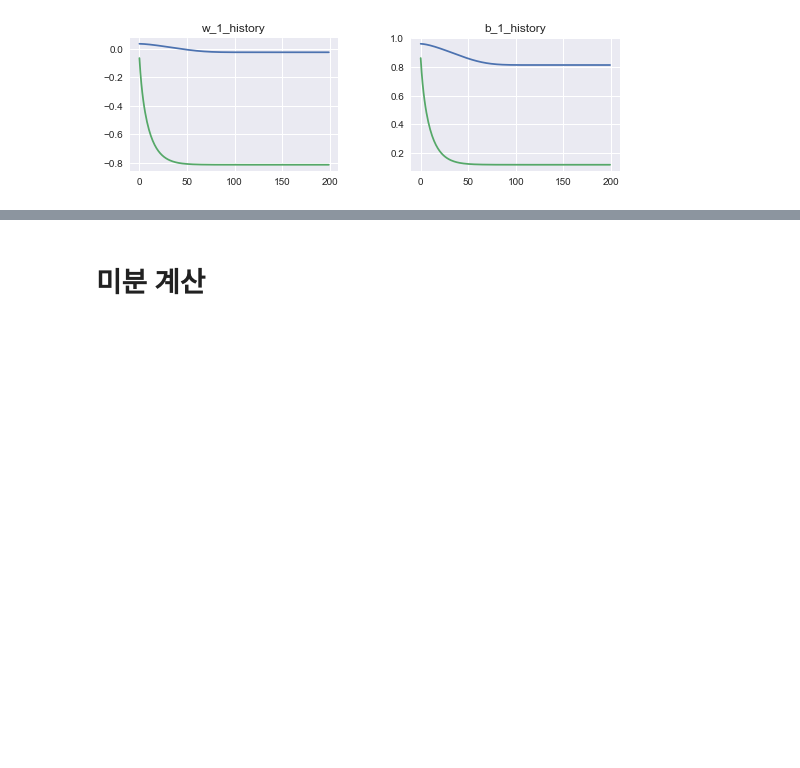
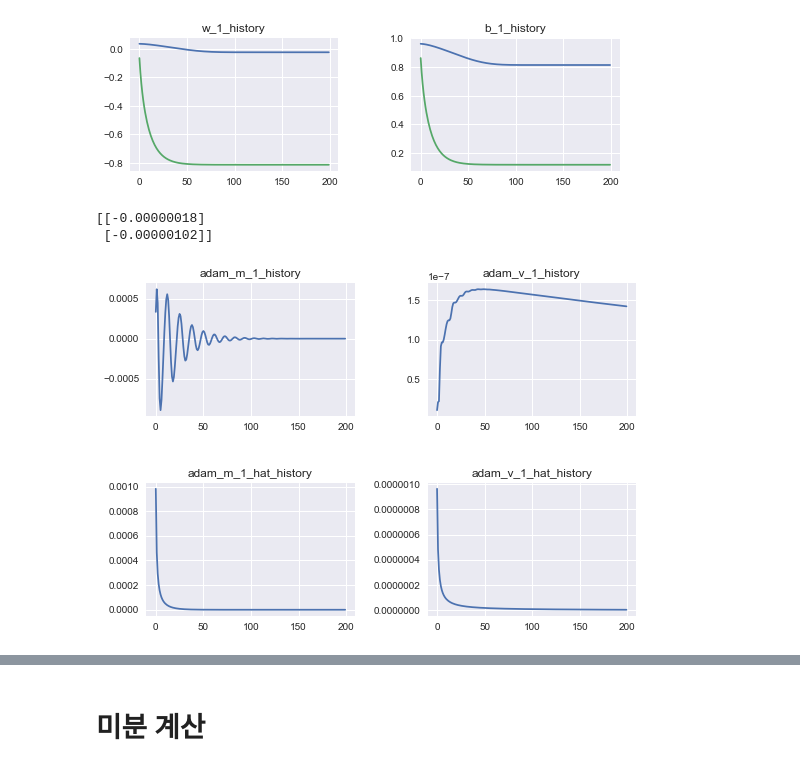
Before and after one commit to likejazz/jupyter-notebooks, a Jupyter notebook: backpropagation.ipynb, the cells around one changed output, grey strips where cells are left out. Cells and saved outputs as stored; diff of their text form; code cells hidden in the pictures; blank space fills up the shorter version.

```diff
--- a/backpropagation.ipynb
+++ b/backpropagation.ipynb
@@ -499,3 +502,52 @@ plt.show()
 # Adam과 Momentum의 비교, 하락폭이 큰 쪽이 Adam 이다.
 # %% [output]
 [figure]
+# %%
+# Adam의 m, v 조회
+nn.__init__()
+
+adam_m_1_history = []
+adam_v_1_history = []
+adam_m_1_hat_history = []
+adam_v_1_hat_history = []
+update_parameters = []
+
+for _ in range(200):
+    nn.train(adam)
+
+    adam_m_1_history.append(nn.m[1][0]) # m_k_hat 기준과 동일하게 맞추려면 마지막 레이어인 5로 지정한다.
+    adam_v_1_history.append(nn.v[1][0])
+    adam_m_1_hat_history.append(nn.m_k_hat[5])
+    adam_v_1_hat_history.append(nn.v_k_hat[5])
+    update_parameters.append(nn.update_parameters[5])
+
+nn.query()
+nn.result()
+# %% [output]
+[[-0.00000018]
+ [-0.00000102]]
+# %%
+plt.figure(1)
+
+plt.subplot(221)
+plt.plot(adam_m_1_history)
+plt.title("adam_m_1_history")
+
+plt.subplot(222)
+plt.plot(adam_v_1_history)
+plt.title("adam_v_1_history")
+
+plt.subplot(223)
+plt.plot(adam_m_1_hat_history)
+plt.title("adam_m_1_hat_history")
+
+plt.subplot(224)
+plt.plot(adam_v_1_hat_history)
+plt.title("adam_v_1_hat_history")
+
+plt.subplots_adjust(top=0.92, bottom=0.08, left=0.10, right=0.95, hspace=0.5, wspace=0.35)
+plt.show()
+
+# Adam의 m, v 조회
+# %% [output]
+[figure, added]
```
Also changed, not shown: parts of 3 cells of this notebook.
